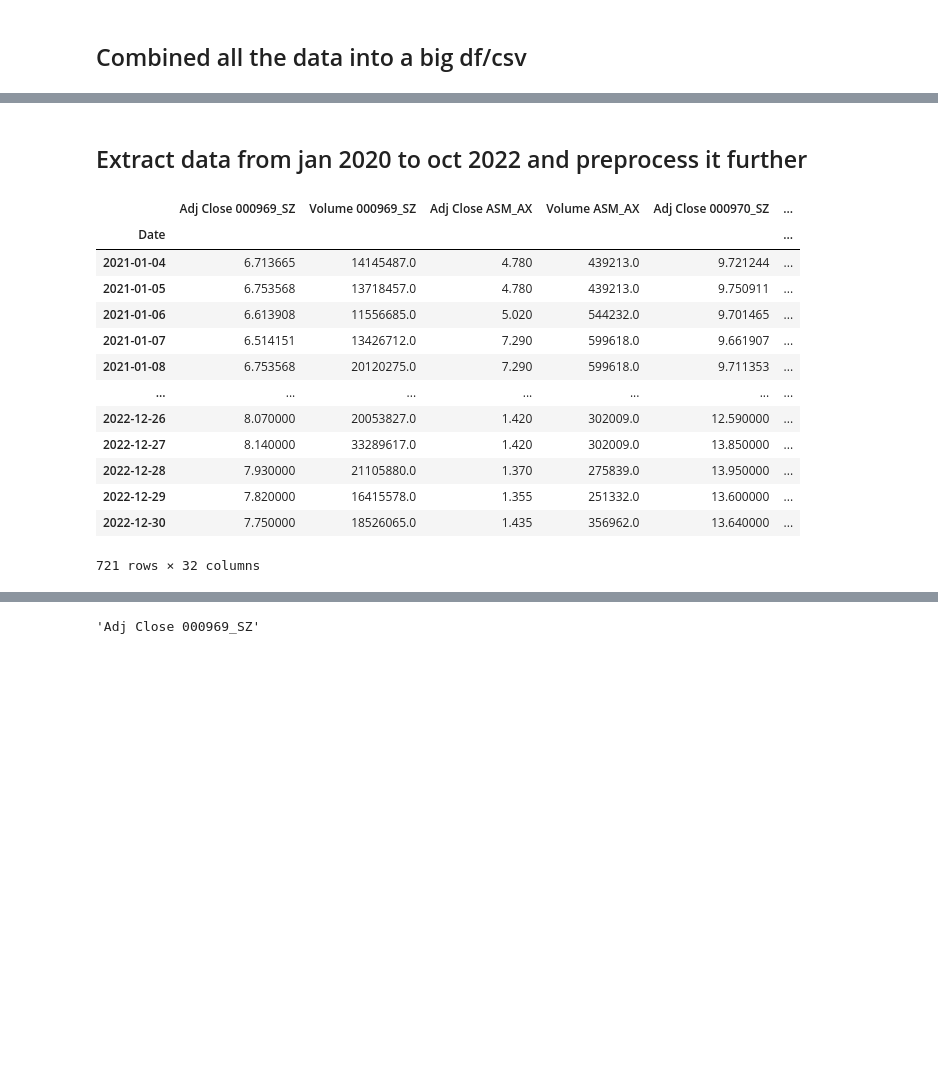
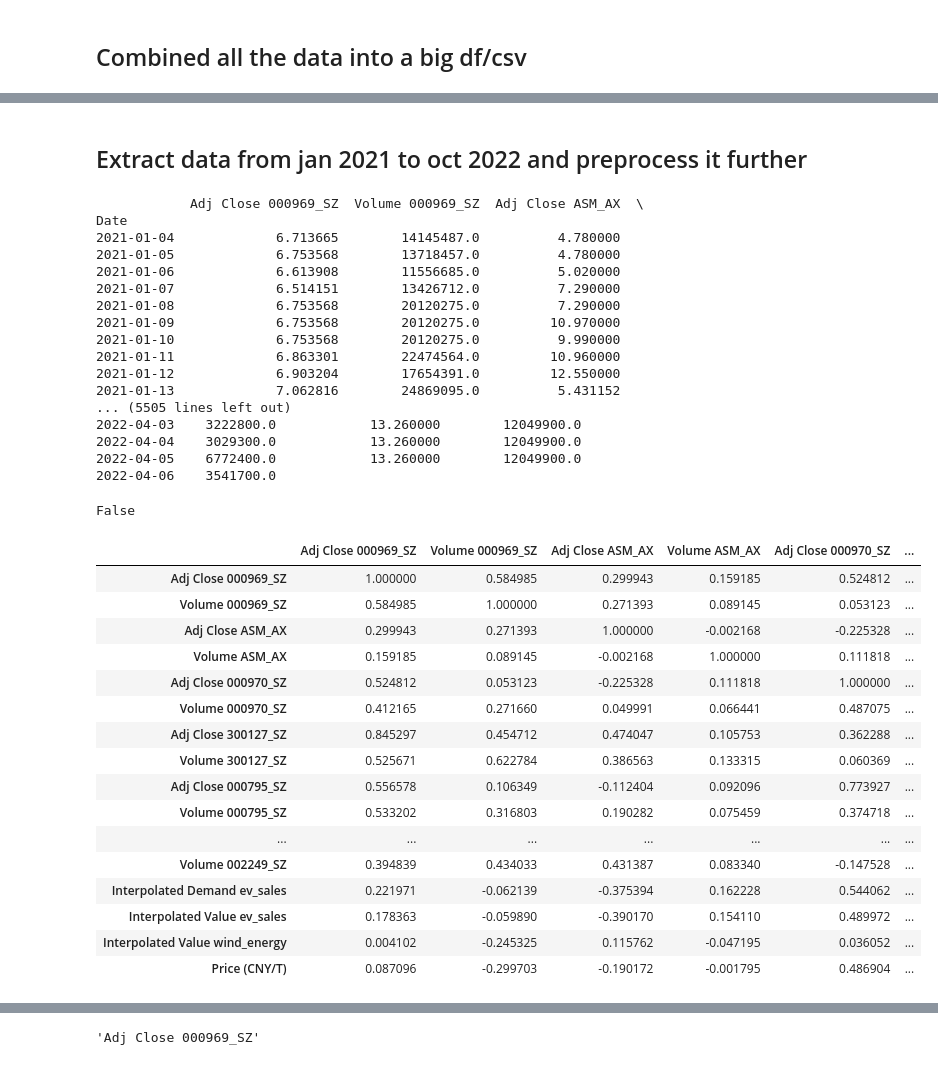
Before and after one commit to descentbw/Metal-Price-Prediction, a Jupyter notebook: feature_selection.ipynb, the cells around one changed output, grey strips where cells are left out. Drawn from its saved outputs; the diff is of its cells as text; code cells hidden in the pictures; blank space fills up the shorter version.

```diff
--- a/feature_selection.ipynb
+++ b/feature_selection.ipynb
@@ -8,7 +9,7 @@ df_price_ASM_AX = pd.read_csv("Datasets/ASM.AX.csv")
 df_price_000970_SZ = pd.read_csv("Datasets/Beijing Zhong Ke San Huan High-Tech Co., Ltd. (000970.SZ) Stock Prices.csv")
 df_price_300127_SZ = pd.read_csv("Datasets/Chengdu Galaxy Magnets Co.,Ltd. (300127.SZ) Stock Prices.csv")
 df_price_000795_SZ = pd.read_csv("Datasets/Innuovo Technology Co., Ltd. (000795.SZ) Stock Prices.csv")
-df_interpolated_ev_sales = pd.read_csv("Datasets/Interpolated EV Sales.csv")
+df_interpolated_ev_sales = pd.read_csv("Datasets/Interpolated EV Sales.csv", parse_dates=['Date'], date_parser=lambda x: datetime.strptime(x, '%d/%m/%Y'))
 df_interpolated_wind_energy = pd.read_csv("Datasets/Interpolated Wind Energy.csv")
 df_price_LYC_AX = pd.read_csv("Datasets/LYC.AX.csv")
 df_price_MP = pd.read_csv("Datasets/MP.csv")
@@ -76,7 +80,7 @@ df = df.join(df_price_neodymium, how = "left")
 # %%
 df["Price (CNY/T)"] = df["Price (CNY/T)"].shift(periods = 30) ## Adding response variable to the df, shift 30 days look ahead period
 # %% [markdown]
-## Extract data from jan 2020 to oct 2022 and preprocess it further
+## Extract data from jan 2021 to oct 2022 and preprocess it further
 # %%
 df = df[df.index > "2021-01-01"] # Look at data after 4 jan 2020
 df = df[df.index < "2022-12-31"]
@@ -85,20 +89,47 @@ df = df.tail(-2)
 # %%
 df
 # %% [output]
-|  | Adj Close 000969_SZ | Volume 000969_SZ | Adj Close ASM_AX | Volume ASM_AX | Adj Close 000970_SZ | ... |
-| Date |  |  |  |  |  | ... |
-| 2021-01-04 | 6.713665 | 14145487.0 | 4.780 | 439213.0 | 9.721244 | ... |
-| 2021-01-05 | 6.753568 | 13718457.0 | 4.780 | 439213.0 | 9.750911 | ... |
-| 2021-01-06 | 6.613908 | 11556685.0 | 5.020 | 544232.0 | 9.701465 | ... |
-| 2021-01-07 | 6.514151 | 13426712.0 | 7.290 | 599618.0 | 9.661907 | ... |
-| 2021-01-08 | 6.753568 | 20120275.0 | 7.290 | 599618.0 | 9.711353 | ... |
-| ... | ... | ... | ... | ... | ... | ... |
-| 2022-12-26 | 8.070000 | 20053827.0 | 1.420 | 302009.0 | 12.590000 | ... |
-| 2022-12-27 | 8.140000 | 33289617.0 | 1.420 | 302009.0 | 13.850000 | ... |
-| 2022-12-28 | 7.930000 | 21105880.0 | 1.370 | 275839.0 | 13.950000 | ... |
-| 2022-12-29 | 7.820000 | 16415578.0 | 1.355 | 251332.0 | 13.600000 | ... |
-| 2022-12-30 | 7.750000 | 18526065.0 | 1.435 | 356962.0 | 13.640000 | ... |
-721 rows × 32 columns
+            Adj Close 000969_SZ  Volume 000969_SZ  Adj Close ASM_AX  \
+Date
+2021-01-04             6.713665        14145487.0          4.780000
+2021-01-05             6.753568        13718457.0          4.780000
+2021-01-06             6.613908        11556685.0          5.020000
+2021-01-07             6.514151        13426712.0          7.290000
+2021-01-08             6.753568        20120275.0          7.290000
+2021-01-09             6.753568        20120275.0         10.970000
+2021-01-10             6.753568        20120275.0          9.990000
+2021-01-11             6.863301        22474564.0         10.960000
+2021-01-12             6.903204        17654391.0         12.550000
+2021-01-13             7.062816        24869095.0          5.431152
+... (5505 lines left out)
+2022-04-03    3222800.0            13.260000        12049900.0
+2022-04-04    3029300.0            13.260000        12049900.0
+2022-04-05    6772400.0            13.260000        12049900.0
+2022-04-06    3541700.0
+# %%
+df.isnull().values.any()
+# %% [output]
+False
 # %%
 df.to_csv("combined_raw_variables.csv")
+# %%
+df.corr(numeric_only=True)
+# %% [output]
+|  | Adj Close 000969_SZ | Volume 000969_SZ | Adj Close ASM_AX | Volume ASM_AX | Adj Close 000970_SZ | ... |
+| Adj Close 000969_SZ | 1.000000 | 0.584985 | 0.299943 | 0.159185 | 0.524812 | ... |
+| Volume 000969_SZ | 0.584985 | 1.000000 | 0.271393 | 0.089145 | 0.053123 | ... |
+| Adj Close ASM_AX | 0.299943 | 0.271393 | 1.000000 | -0.002168 | -0.225328 | ... |
+| Volume ASM_AX | 0.159185 | 0.089145 | -0.002168 | 1.000000 | 0.111818 | ... |
+| Adj Close 000970_SZ | 0.524812 | 0.053123 | -0.225328 | 0.111818 | 1.000000 | ... |
+| Volume 000970_SZ | 0.412165 | 0.271660 | 0.049991 | 0.066441 | 0.487075 | ... |
+| Adj Close 300127_SZ | 0.845297 | 0.454712 | 0.474047 | 0.105753 | 0.362288 | ... |
+| Volume 300127_SZ | 0.525671 | 0.622784 | 0.386563 | 0.133315 | 0.060369 | ... |
+| Adj Close 000795_SZ | 0.556578 | 0.106349 | -0.112404 | 0.092096 | 0.773927 | ... |
+| Volume 000795_SZ | 0.533202 | 0.316803 | 0.190282 | 0.075459 | 0.374718 | ... |
+| ... | ... | ... | ... | ... | ... | ... |
+| Volume 002249_SZ | 0.394839 | 0.434033 | 0.431387 | 0.083340 | -0.147528 | ... |
+| Interpolated Demand ev_sales | 0.221971 | -0.062139 | -0.375394 | 0.162228 | 0.544062 | ... |
+| Interpolated Value ev_sales | 0.178363 | -0.059890 | -0.390170 | 0.154110 | 0.489972 | ... |
+| Interpolated Value wind_energy | 0.004102 | -0.245325 | 0.115762 | -0.047195 | 0.036052 | ... |
+| Price (CNY/T) | 0.087096 | -0.299703 | -0.190172 | -0.001795 | 0.486904 | ... |
 # %%
```
Also changed, not shown: parts of 18 cells of this notebook, 1 other file.
